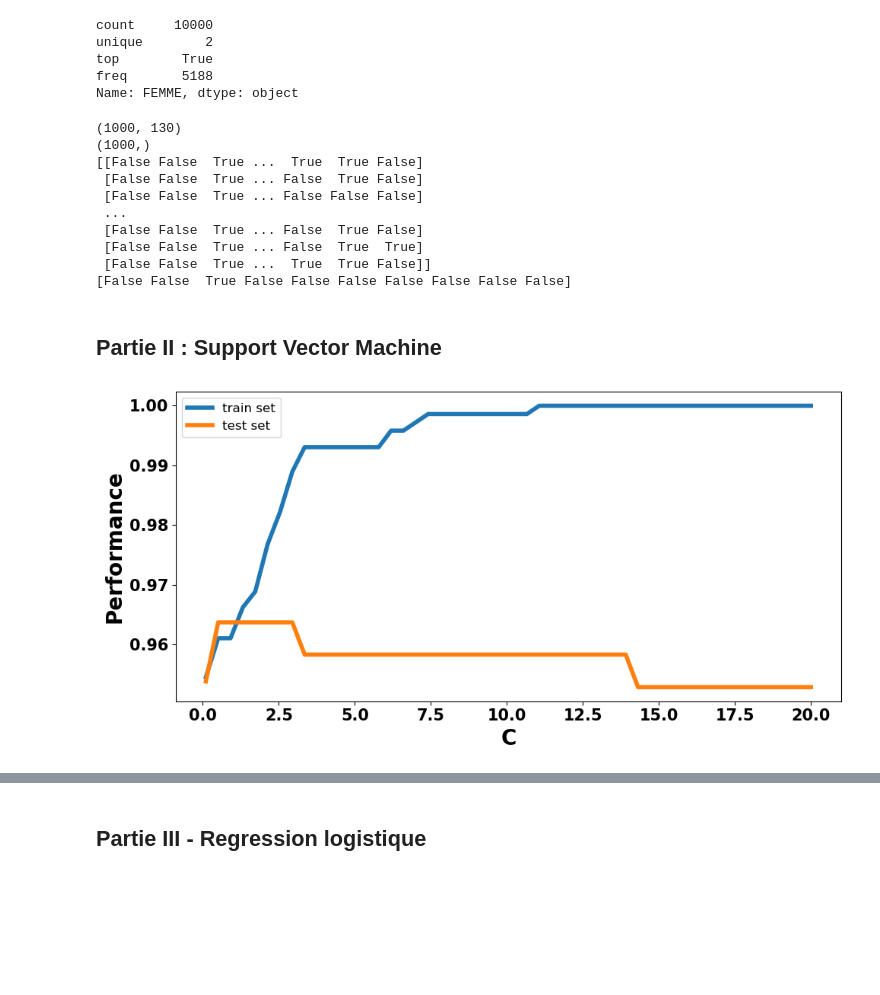
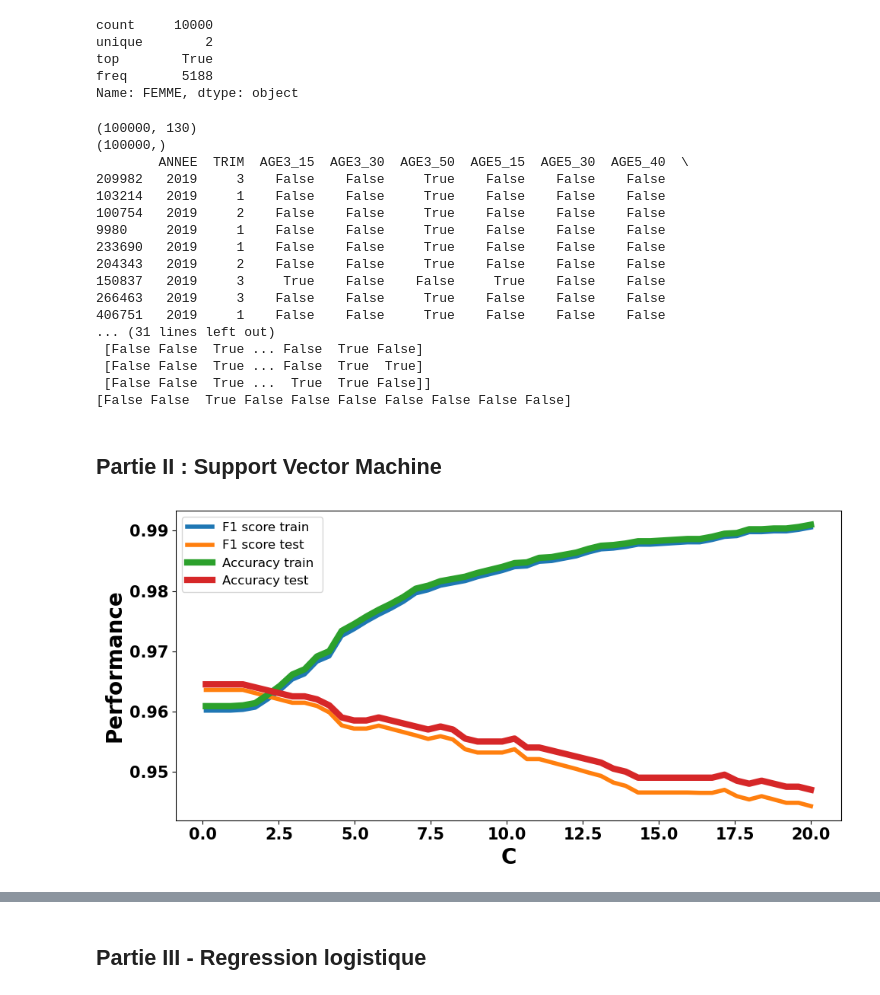
Before and after one commit to Alexis-Barrau/python_ensae, a Jupyter notebook: Scripts/Script first analysis.ipynb, the cells around one changed output, grey strips where cells are left out. Cells and saved outputs as stored; diff of their text form; code cells hidden in the pictures; blank space fills up the shorter version.

```diff
--- a/Scripts/Script first analysis.ipynb
+++ b/Scripts/Script first analysis.ipynb
@@ -98,8 +98,10 @@ print(EEC_2019.shape)
 
 # Gestion des outliers??? Pas nécessaire ici puisqu'on fonctionne seulement avec des variables catégorielles
 
+# standardisation des variables explicatives ? Pas utile car que des dummies
+# (La standardisation permet une convergence plus rapide des algorithmes pour des variables réelles)
 
-EEC_2019_subsample = EEC_2019.sample(n=1000, random_state=3)
+EEC_2019_subsample = EEC_2019.sample(n=100000, random_state=3)
 # %% [output]
 ['ACTEU', 'ANNEE', 'TRIM', 'AGE3', 'AGE5', 'CATAU2010R', 'COURED', 'CSTOT', 'CSTOTR', 'CSTOTPRM', 'DIP11', 'ENFRED', 'METRODOM', 'NFRRED', 'SEXE', 'TYPMEN7']
 (416298, 16)
@@ -132,22 +132,29 @@ Name: FEMME, dtype: object
 
 # Array contentant l'ensemble des variables explicatives (on exclut donc CHOMAGE/ANNEE/TRIM)
 X = np.array(EEC_2019_subsample.drop(columns=["EMPLOI","ANNEE", "TRIM"]))
+print(X.shape)
 
-print(X.shape)
 # Array contentant la variable expliquée
 y = np.array(EEC_2019_subsample["EMPLOI"])
+print(y.shape)
 
-print(y.shape)
 
 print(X[:10])
 print(y[:10])
 # %% [output]
-(1000, 130)
-(1000,)
-[[False False  True ...  True  True False]
- [False False  True ... False  True False]
- [False False  True ... False False False]
- ...
+(100000, 130)
+(100000,)
+        ANNEE  TRIM  AGE3_15  AGE3_30  AGE3_50  AGE5_15  AGE5_30  AGE5_40  \
+209982   2019     3    False    False     True    False    False    False
+103214   2019     1    False    False     True    False    False    False
+100754   2019     2    False    False     True    False    False    False
+9980     2019     1    False    False     True    False    False    False
+233690   2019     1    False    False     True    False    False    False
+204343   2019     2    False    False     True    False    False    False
+150837   2019     3     True    False    False     True    False    False
+266463   2019     3    False    False     True    False    False    False
+406751   2019     1    False    False     True    False    False    False
+... (31 lines left out)
  [False False  True ... False  True False]
  [False False  True ... False  True  True]
  [False False  True ...  True  True False]]
@@ -203,17 +191,20 @@ for param in C_range:
 # %%
 plt.figure(figsize=(10, 5))
 
-plt.plot(C_range, f1_train, label='train set', lw=4)
-plt.plot(C_range, f1_test, label='test set', lw=4)
+plt.plot(C_range, f1_train, label='F1 score train', lw=6)
+plt.plot(C_range, f1_test, label='F1 score test', lw=6)
+
+plt.plot(C_range, acc_train, label='Accuracy train ', lw=6)
+plt.plot(C_range, acc_test, label='Accuracy test', lw=6)
 
 plt.legend(loc='best', fontsize=12)
 
 plt.xlabel("C", fontweight="bold", fontsize=20)
 plt.ylabel("Performance", fontweight="bold", fontsize=20)
 plt.xticks(fontweight="bold", fontsize=15)
 plt.yticks(fontweight="bold", fontsize=15)
 plt.tight_layout()
 
 plt.show()
 # %% [output]
-[figure, old version]
+[figure, new version]
```
Also changed, not shown: parts of 22 cells of this notebook.
